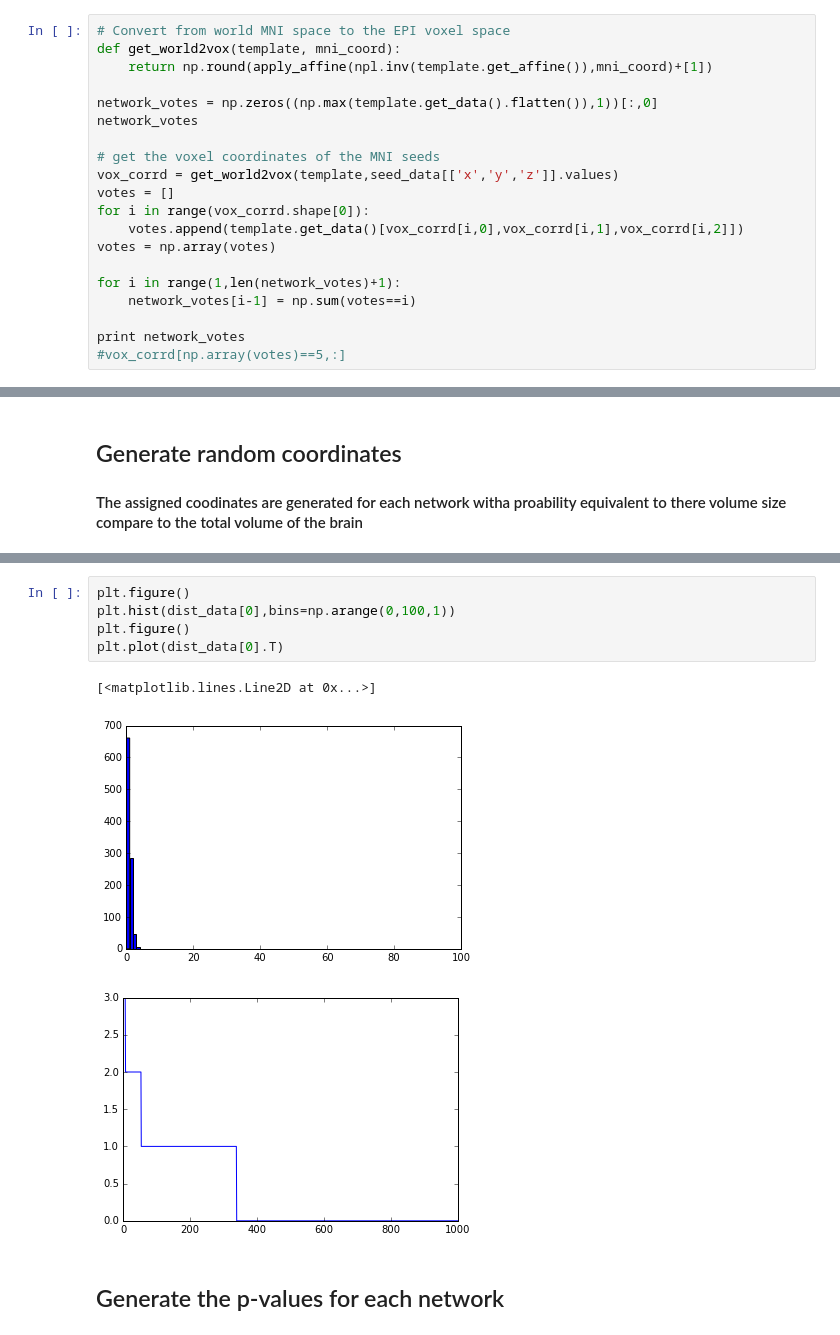
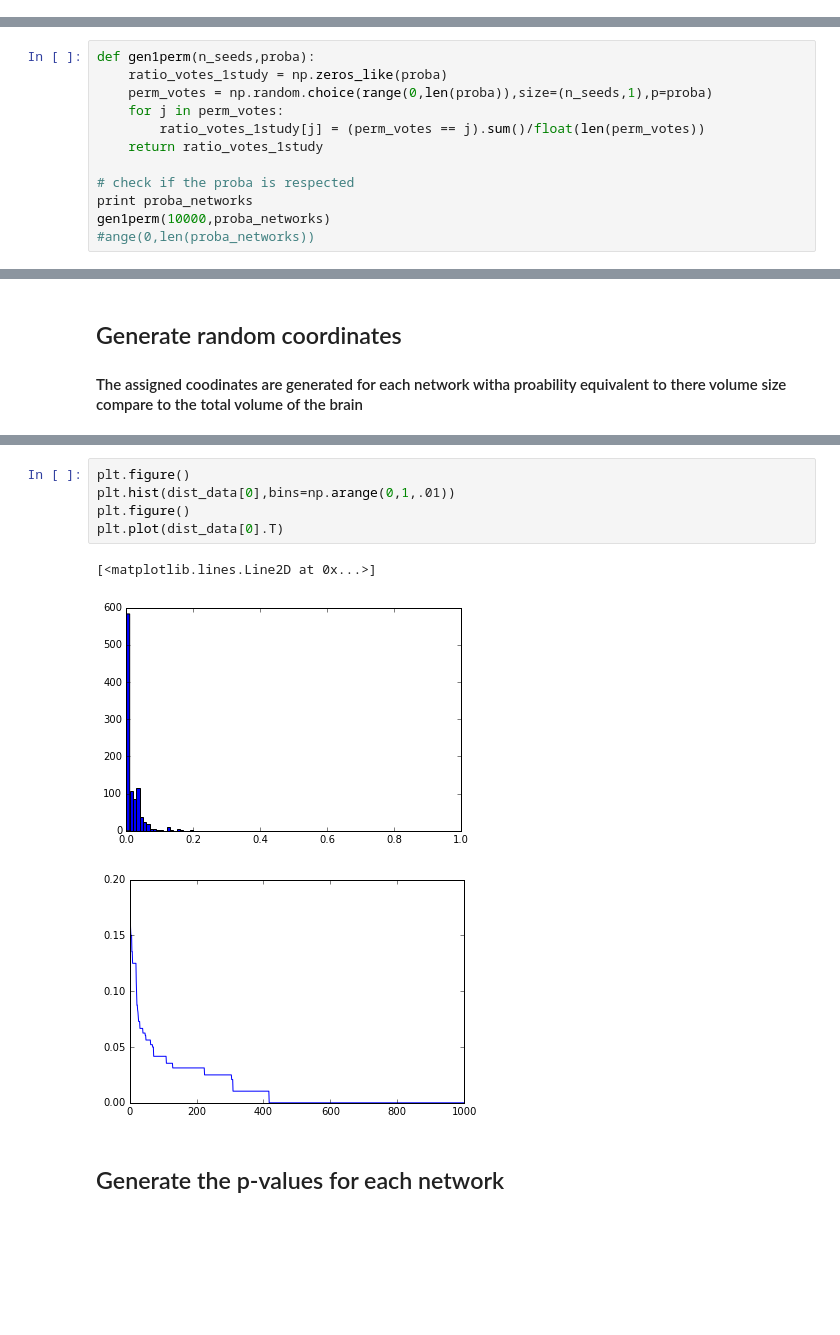
Before and after one commit to SIMEXP/Projects, a Jupyter notebook: metaad/network_level_meta.ipynb, the cells around one changed output, grey strips where cells are left out. Saved outputs shown, nothing was run; the diff lists cells and outputs as text; blank space fills up the shorter version.

```diff
--- a/metaad/network_level_meta.ipynb
+++ b/metaad/network_level_meta.ipynb
@@ -52,23 +69,3 @@ seed_data
 | 37 | 25745400 | Yi | 2015 | 32 | 0.00 | -50.00 | -2.00 | MCI | Increase |
 # %% [markdown]
 ## Get the number of coordinates reported for each network
-# %%
-# Convert from world MNI space to the EPI voxel space
-def get_world2vox(template, mni_coord):
-    return np.round(apply_affine(npl.inv(template.get_affine()),mni_coord)+[1])
-
-network_votes = np.zeros((np.max(template.get_data().flatten()),1))[:,0]
-network_votes
-
-# get the voxel coordinates of the MNI seeds
-vox_corrd = get_world2vox(template,seed_data[['x','y','z']].values)
-votes = []
-for i in range(vox_corrd.shape[0]):
-    votes.append(template.get_data()[vox_corrd[i,0],vox_corrd[i,1],vox_corrd[i,2]])
-votes = np.array(votes)
-
-for i in range(1,len(network_votes)+1):
-    network_votes[i-1] = np.sum(votes==i)
-
-print network_votes
-#vox_corrd[np.array(votes)==5,:]
@@ -77,0 +144,12 @@ print network_votes
+# %%
+def gen1perm(n_seeds,proba):
+    ratio_votes_1study = np.zeros_like(proba)
+    perm_votes = np.random.choice(range(0,len(proba)),size=(n_seeds,1),p=proba)
+    for j in perm_votes:
+        ratio_votes_1study[j] = (perm_votes == j).sum()/float(len(perm_votes))
+    return ratio_votes_1study
+
+# check if the proba is respected
+print proba_networks
+gen1perm(10000,proba_networks)
+#ange(0,len(proba_networks))
@@ -111,13 +229,13 @@ dist_data = gen_rnd_hits(proba_networks,np.sum(network_votes[1:]))
   0.0433293   0.03299879  0.03421007  0.03739401  0.04514622  0.06153314]
 # %%
 plt.figure()
-plt.hist(dist_data[0],bins=np.arange(0,100,1))
+plt.hist(dist_data[0],bins=np.arange(0,1,.01))
 plt.figure()
 plt.plot(dist_data[0].T)
 # %% [output]
 [<matplotlib.lines.Line2D at 0x...>]
-[figure, old version]
+[figure, new version]
-[figure, old version]
+[figure, new version]
 # %% [markdown]
 ## Generate the p-values for each network
 # %%
```
Also changed, not shown: parts of 10 cells of this notebook, 20 other files.
